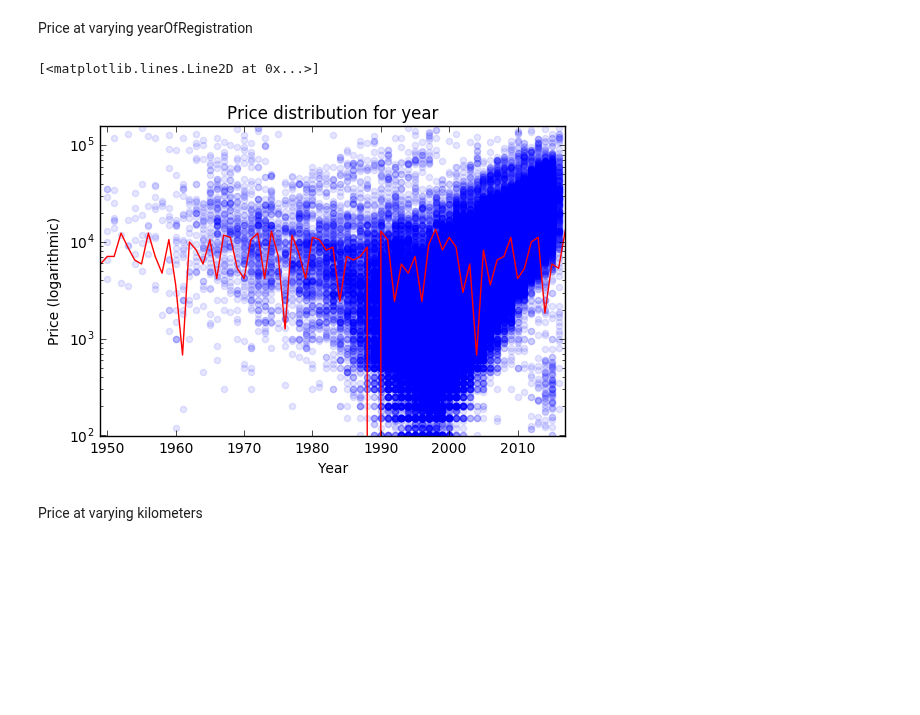
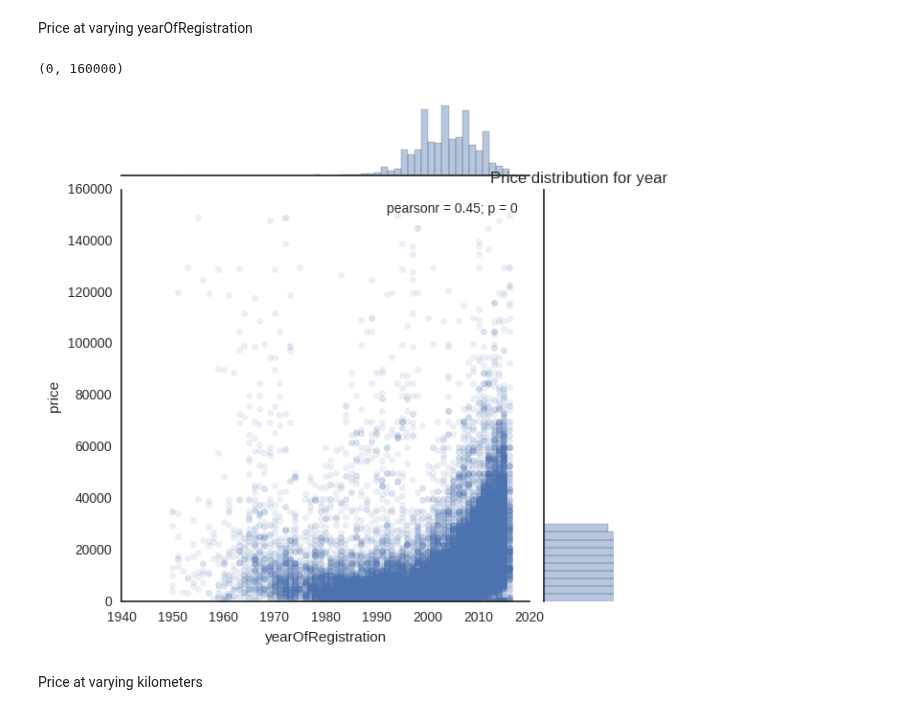
Before and after one commit to ddmng/jupyter-test, a Jupyter notebook: Autos-Copy1.ipynb, the cells around one changed output. Saved outputs shown, nothing was run; the diff lists cells and outputs as text; code cells hidden in the pictures; blank space fills up the shorter version.

```diff
--- a/Autos-Copy1.ipynb
+++ b/Autos-Copy1.ipynb
@@ -124,23 +120,22 @@ plt.plot(pred, color='r')
 Price at varying yearOfRegistration
 # %%
 p = no_outliers
-plt.scatter(p['yearOfRegistration'], p['price'], alpha=.1, marker='o', color='b')
+#plt.scatter(p['yearOfRegistration'], p['price'], alpha=.1, marker='o', color='b')
+ax = sns.jointplot(x='yearOfRegistration',
+                   y='price',
+                   data=p[['yearOfRegistration','price']],
+                   alpha=0.1)
+
 plt.title('Price distribution for year')
-plt.xlabel('Year')
-plt.ylabel('Price (logarithmic)')
-plt.yscale('log')
+#plt.xlabel('Year')
+#plt.ylabel('Price (logarithmic)')
+#plt.yscale('log')
 
-plt.xlim(1949, 2017)
+plt.xlim(1950, 2017)
 plt.ylim(0, 160000)
-
-xy = p[['yearOfRegistration']].values
-yy = p['price'].values
-model = linear_model.LinearRegression().fit(xy, yy)
-pred = model.predict(xy)
-plt.plot(pred, color='r')
 # %% [output]
-[<matplotlib.lines.Line2D at 0x...>]
+(0, 160000)
-[figure, old version]
+[figure, new version]
 # %% [markdown]
 Price at varying kilometers
 # %%
```
Also changed, not shown: parts of 15 cells of this notebook.
